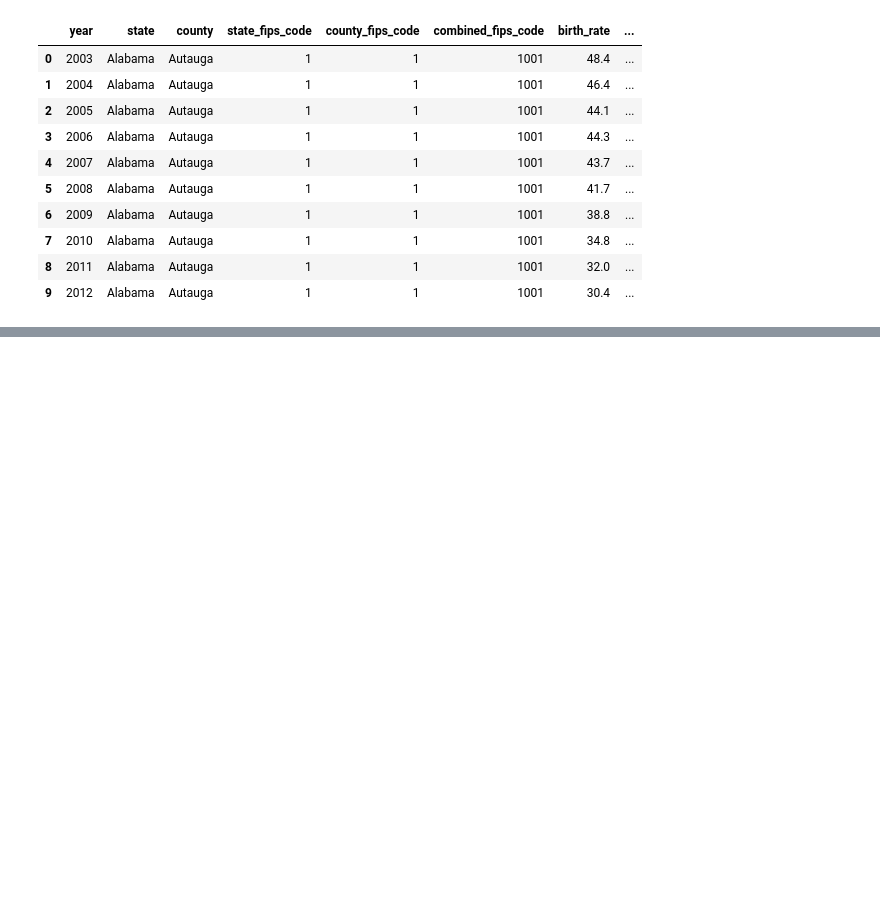
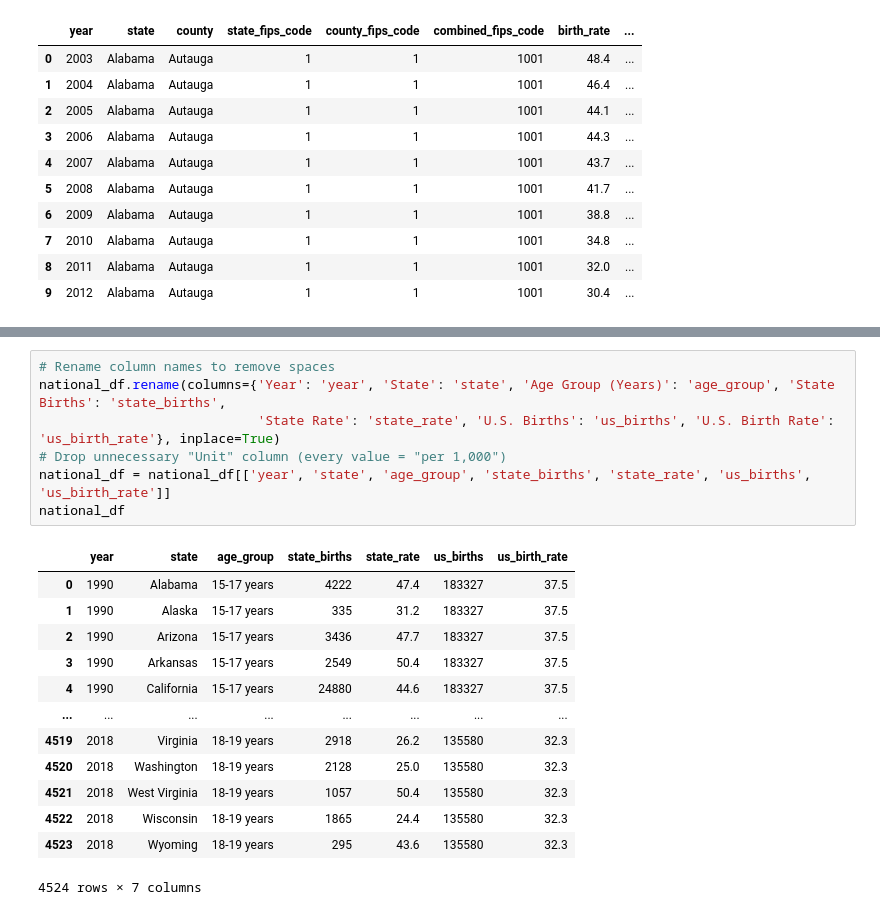
Before and after one commit to Kylee-Grant/Project-2, a Jupyter notebook: resources/SQLAlchemy.ipynb, the cells around one changed output, grey strips where cells are left out. Cells and saved outputs as stored; diff of their text form; blank space fills up the shorter version.

```diff
--- a/resources/SQLAlchemy.ipynb
+++ b/resources/SQLAlchemy.ipynb
@@ -85,0 +101,21 @@ See the caveats in the documentation: https://pandas.pydata.org/pandas-docs/stab
+# %%
+# Rename column names to remove spaces
+national_df.rename(columns={'Year': 'year', 'State': 'state', 'Age Group (Years)': 'age_group', 'State Births': 'state_births',
+                            'State Rate': 'state_rate', 'U.S. Births': 'us_births', 'U.S. Birth Rate': 'us_birth_rate'}, inplace=True)
+# Drop unnecessary "Unit" column (every value = "per 1,000")
+national_df = national_df[['year', 'state', 'age_group', 'state_births', 'state_rate', 'us_births', 'us_birth_rate']]
+national_df
+# %% [output]
+|  | year | state | age_group | state_births | state_rate | us_births | us_birth_rate |
+| 0 | 1990 | Alabama | 15-17 years | 4222 | 47.4 | 183327 | 37.5 |
+| 1 | 1990 | Alaska | 15-17 years | 335 | 31.2 | 183327 | 37.5 |
+| 2 | 1990 | Arizona | 15-17 years | 3436 | 47.7 | 183327 | 37.5 |
+| 3 | 1990 | Arkansas | 15-17 years | 2549 | 50.4 | 183327 | 37.5 |
+| 4 | 1990 | California | 15-17 years | 24880 | 44.6 | 183327 | 37.5 |
+| ... | ... | ... | ... | ... | ... | ... | ... |
+| 4519 | 2018 | Virginia | 18-19 years | 2918 | 26.2 | 135580 | 32.3 |
+| 4520 | 2018 | Washington | 18-19 years | 2128 | 25.0 | 135580 | 32.3 |
+| 4521 | 2018 | West Virginia | 18-19 years | 1057 | 50.4 | 135580 | 32.3 |
+| 4522 | 2018 | Wisconsin | 18-19 years | 1865 | 24.4 | 135580 | 32.3 |
+| 4523 | 2018 | Wyoming | 18-19 years | 295 | 43.6 | 135580 | 32.3 |
+4524 rows × 7 columns
```
Also changed, not shown: parts of 6 cells of this notebook.
